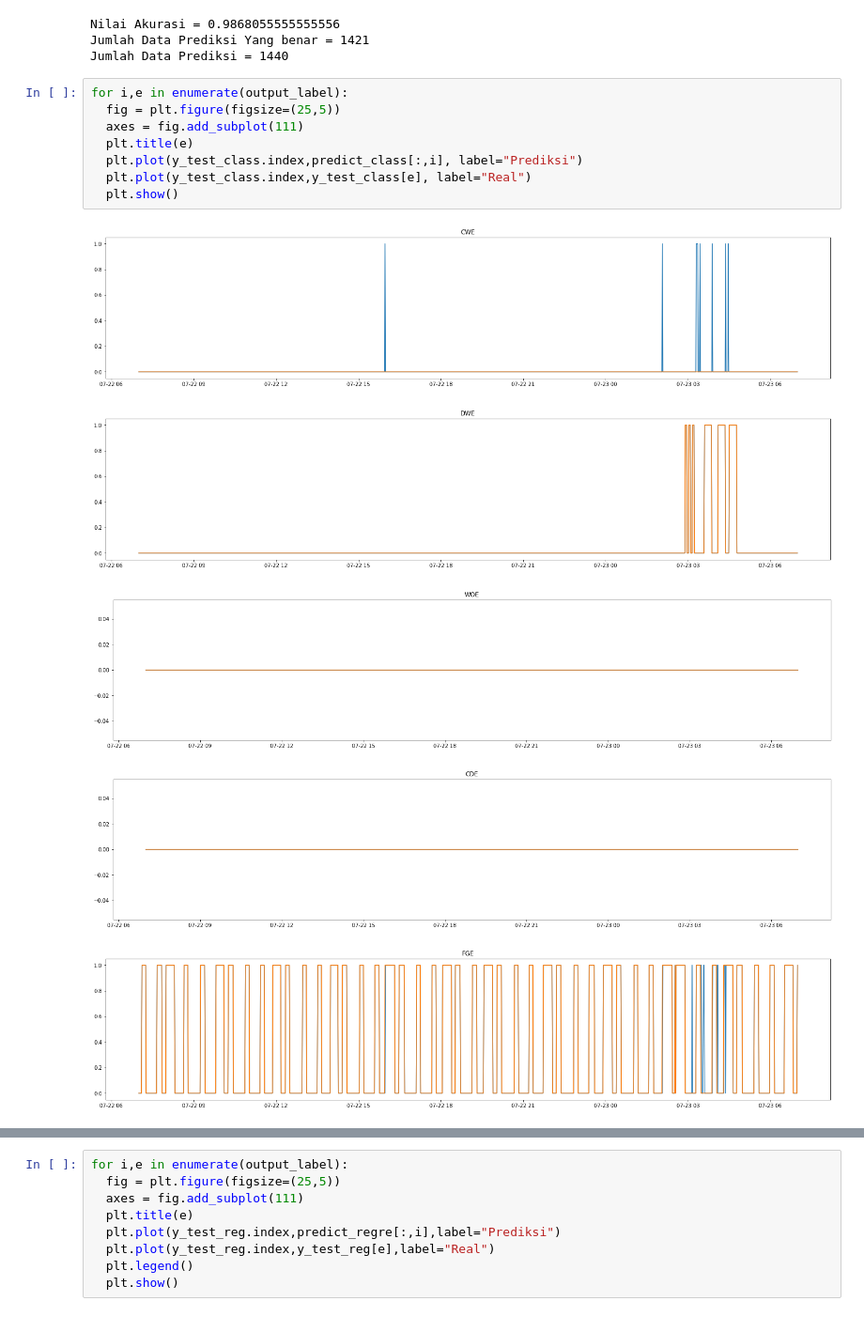
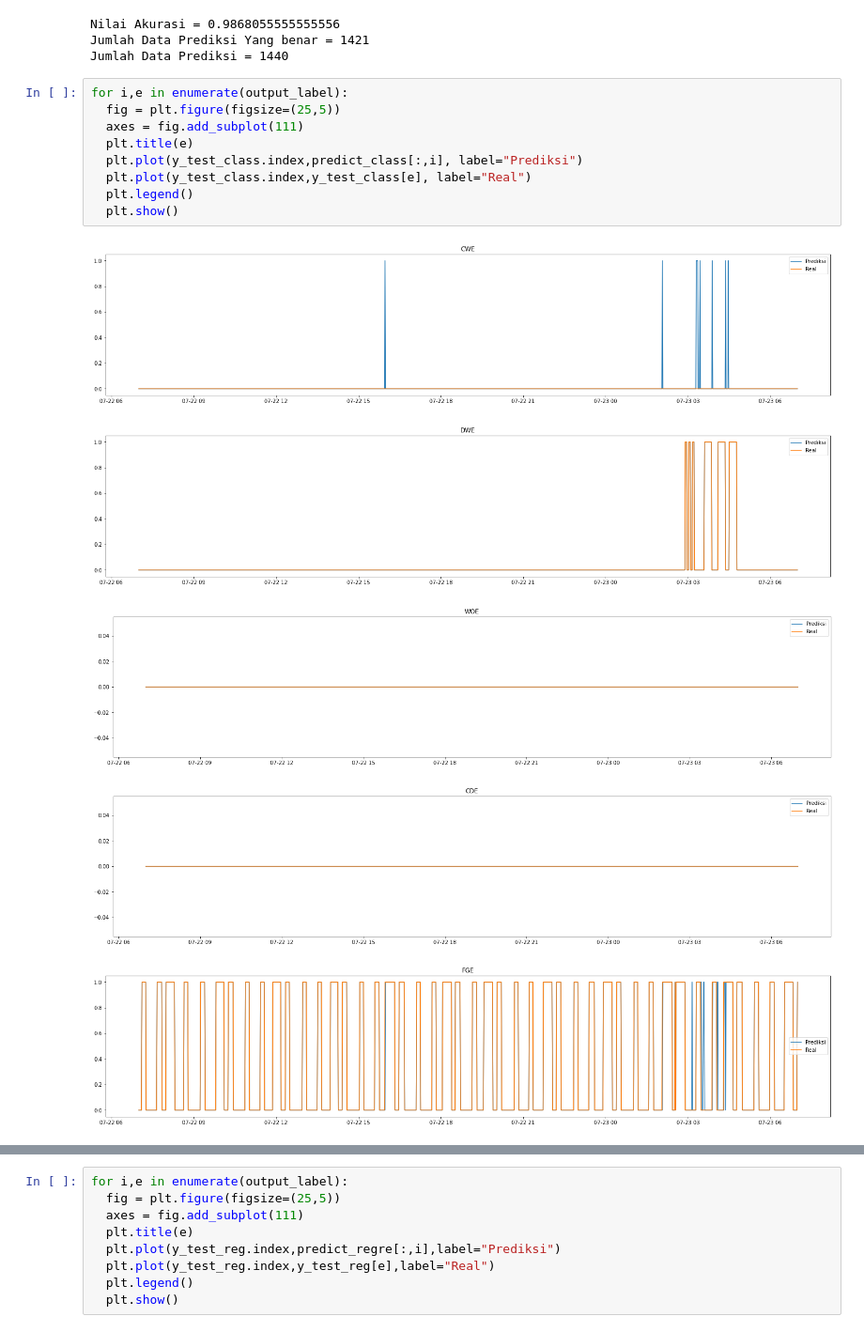
Before and after one commit to HenHimA1/A1, a Jupyter notebook: AMPDs_KNN3.ipynb, the cells around one changed output, grey strips where cells are left out. Shown at 94% size. Saved outputs shown, nothing was run; the diff lists cells and outputs as text.

```diff
--- a/AMPDs_KNN3.ipynb
+++ b/AMPDs_KNN3.ipynb
@@ -197,14 +197,15 @@ Jumlah Data Prediksi = 1440
 # %%
 for i,e in enumerate(output_label):
   fig = plt.figure(figsize=(25,5))
   axes = fig.add_subplot(111)
   plt.title(e)
   plt.plot(y_test_class.index,predict_class[:,i], label="Prediksi")
   plt.plot(y_test_class.index,y_test_class[e], label="Real")
+  plt.legend()
   plt.show()
 # %% [output]
-[figure, old version]
+[figure, new version]
-[figure, old version]
+[figure, new version]
-[figure, old version]
+[figure, new version]
-[figure, old version]
+[figure, new version]
-[figure, old version]
+[figure, new version]
```
Also changed, not shown: parts of 2 cells of this notebook.
